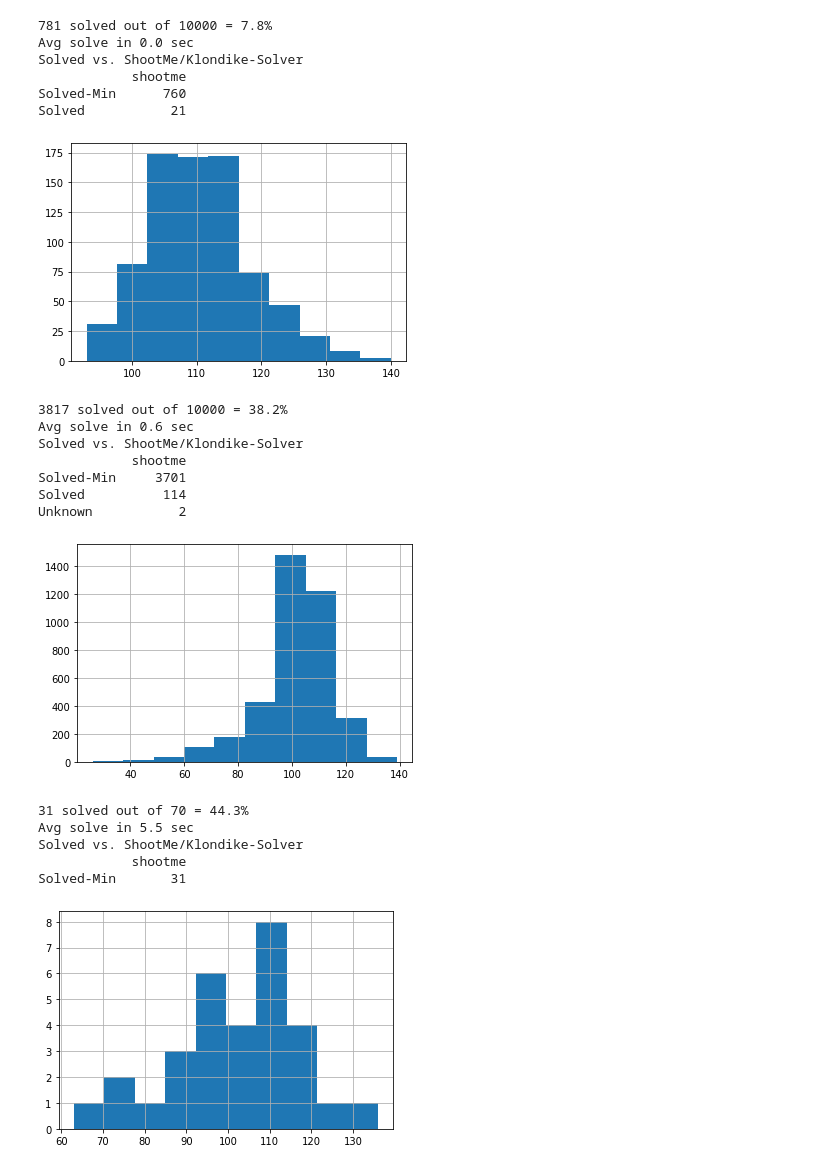
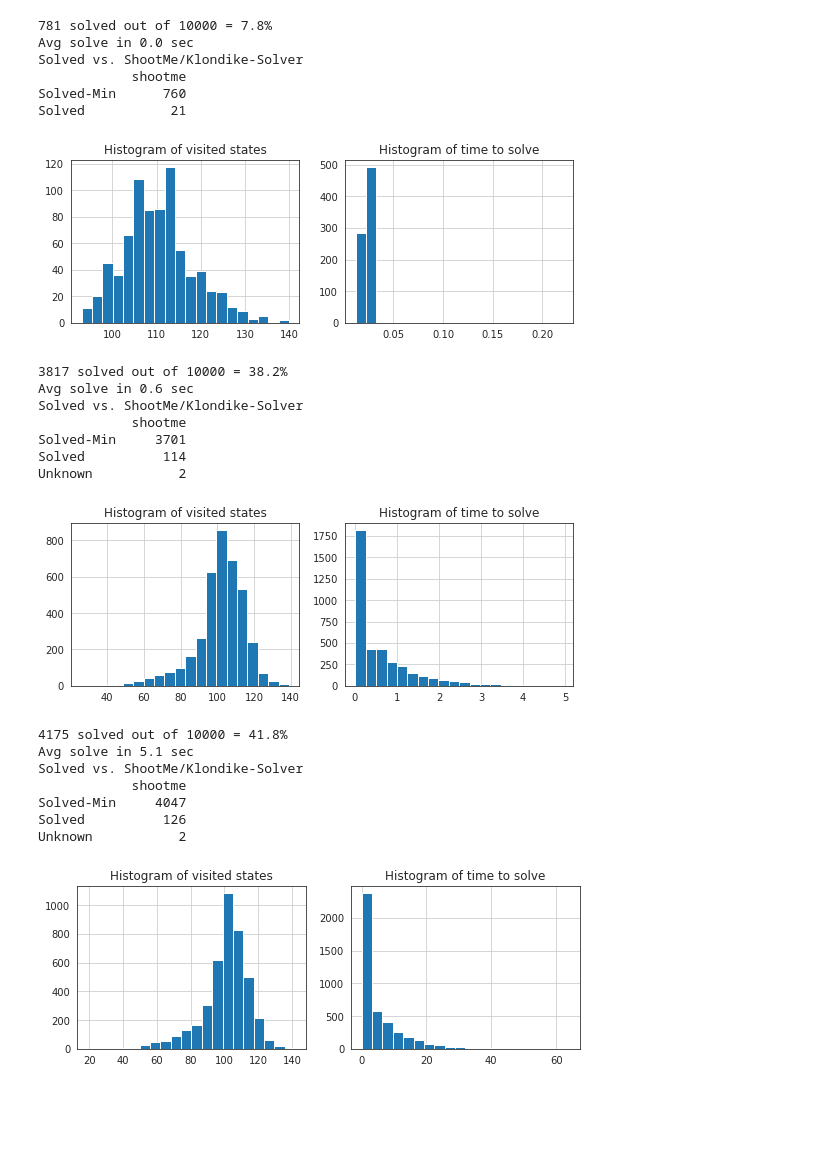
Before and after one commit to glifchits/KlonSolve, a Jupyter notebook: AssembleBenchResults.ipynb, the cells around one changed output. Saved outputs shown, nothing was run; the diff lists cells and outputs as text; code cells hidden in the pictures; blank space fills up the shorter version.

Commit message:
update benchmarking notebook

```diff
--- a/AssembleBenchResults.ipynb
+++ b/AssembleBenchResults.ipynb
@@ -3,14 +3,24 @@ import os
 import pandas as pd
 import numpy as np
 import matplotlib
+import matplotlib.pyplot as plt
+import matplotlib.ticker as ticker
+from statsmodels.stats.proportion import proportion_confint
+import seaborn as sns
+sns.set_style("white")
 %matplotlib inline
 # %%
 def listdir(path):
     ls = os.listdir(path)
     return [os.path.join(path, f) for f in ls]
 
+def read_csv(fpath):
+    df = pd.read_csv(fpath)#, index_col=[0])
+    df['suite'] = fpath
+    return df
+
 def combine_data(path):
-    dfs = list(map(pd.read_csv, listdir(path)))
+    dfs = list(map(read_csv, listdir(path)))
     data = pd.concat(dfs)
     data.drop('Unnamed: 0', inplace=True, axis=1)
     return data
@@ -22,20 +32,25 @@ def get_results(path):
     print(f"Avg solve in {solved.time.mean():.1f} sec")
     print("Solved vs. ShootMe/Klondike-Solver")
     print(pd.DataFrame(solved.shootme.value_counts()))
-    solved.visited.hist()
+
+    fig, ax = plt.subplots(1, 2, figsize=(9,3))
+    solved.visited.hist(ax=ax[0], bins=20)
+    ax[0].set_title('Histogram of visited states')
+    solved.time.hist(ax=ax[1], bins=20)
+    ax[1].set_title('Histogram of time to solve');
     return data
 # %%
-get_results('./bench/suite-10-greedyheuristic/');
+df_greedy = get_results('./bench/suite-10-greedyheuristic/')
 # %% [output]
 781 solved out of 10000 = 7.8%
 Avg solve in 0.0 sec
 Solved vs. ShootMe/Klondike-Solver
             shootme
 Solved-Min      760
 Solved           21
-[figure, old version]
+[figure, new version]
 # %%
-get_results("./bench/suite-10-rollout-0bb577bfe4/");
+df_r1 = get_results("./bench/suite-10-rollout-0bb577bfe4/")
 # %% [output]
 3817 solved out of 10000 = 38.2%
 Avg solve in 0.6 sec
@@ -44,14 +59,16 @@ Solved vs. ShootMe/Klondike-Solver
 Solved-Min     3701
 Solved          114
 Unknown           2
-[figure, old version]
+[figure, new version]
 # %%
-get_results("./bench/suite-10-rollout-k2-feeac68a81/");
+df_r2 = get_results("./bench/suite-10-rollout-k2-bf6bdd6e93")
 # %% [output]
-31 solved out of 70 = 44.3%
-Avg solve in 5.5 sec
+4175 solved out of 10000 = 41.8%
+Avg solve in 5.1 sec
 Solved vs. ShootMe/Klondike-Solver
             shootme
-Solved-Min       31
+Solved-Min     4047
+Solved          126
+Unknown           2
-[figure, old version]
+[figure, new version]
 # %%
```
Also changed, not shown: parts of 13 cells of this notebook.
